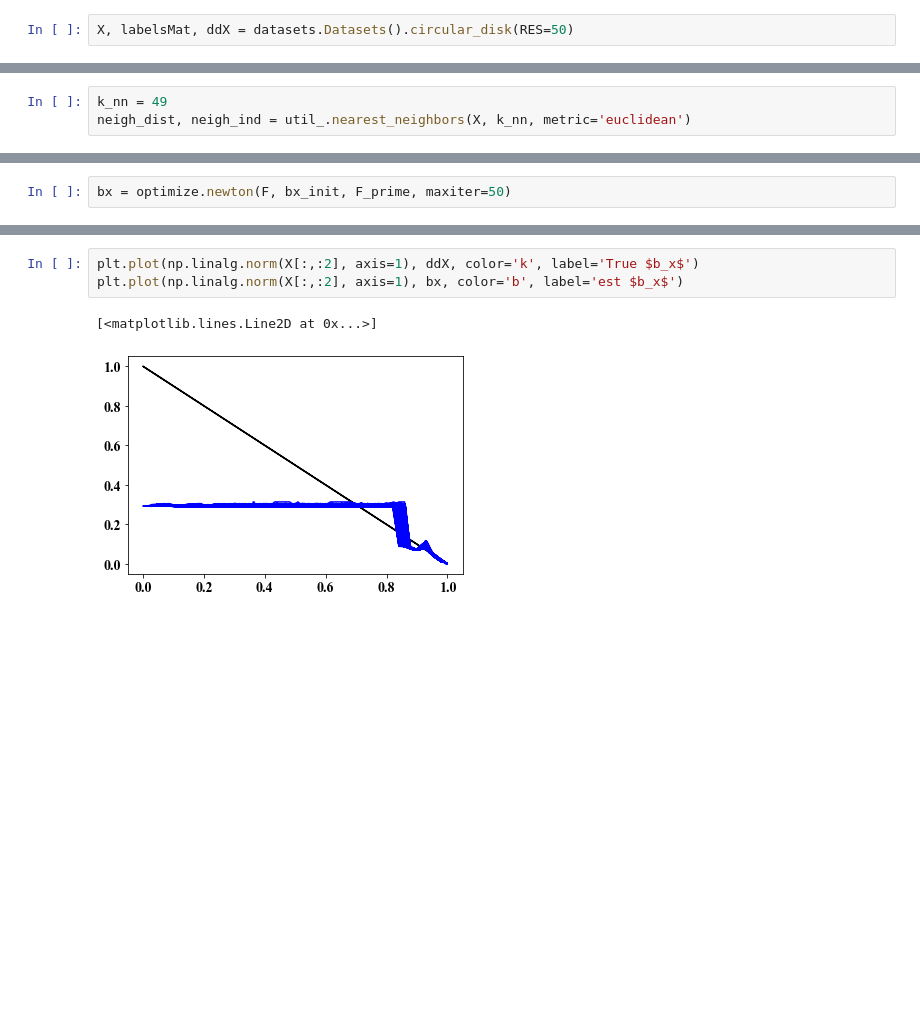
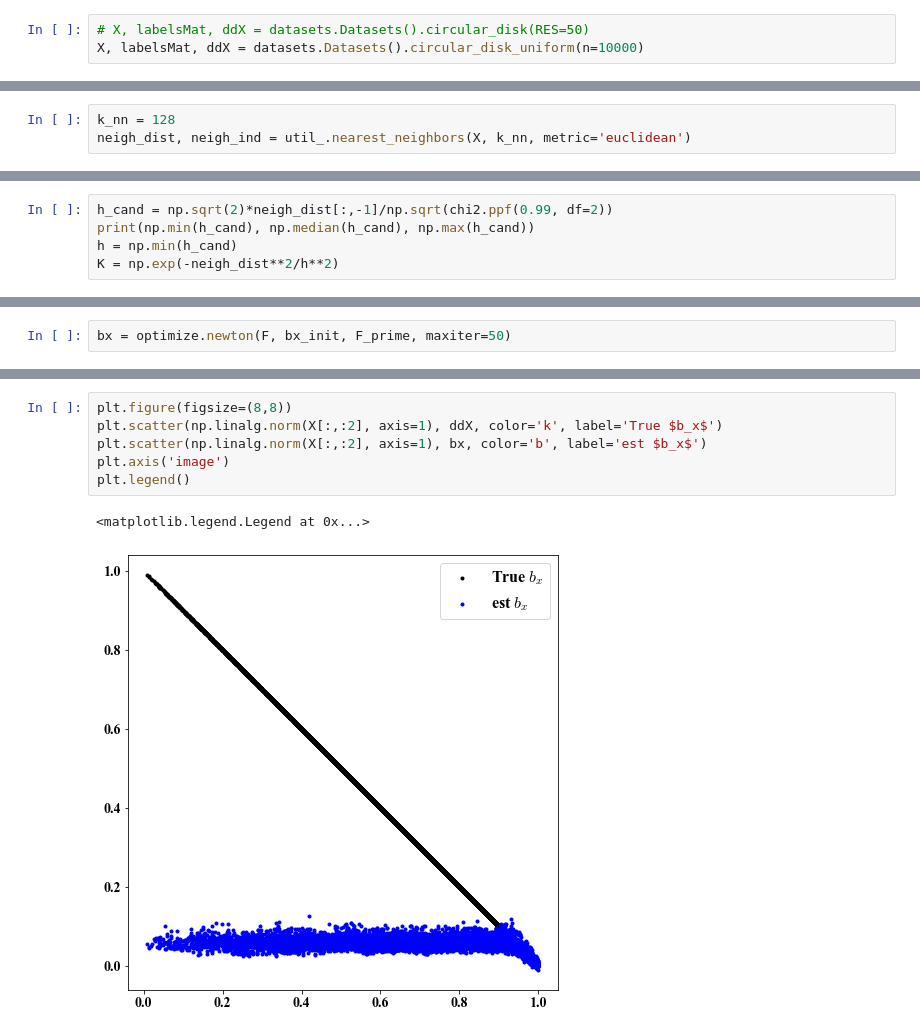
Before and after one commit to choltz95/density-estimation, a Jupyter notebook: circular_disk.ipynb, the cells around one changed output, grey strips where cells are left out. Cells and saved outputs as stored; diff of their text form; blank space fills up the shorter version.

```diff
--- a/circular_disk.ipynb
+++ b/circular_disk.ipynb
@@ -11,5 +12,6 @@ from matplotlib import pyplot as plt
 # %%
 vis = visualize_.Visualize()
 # %%
-X, labelsMat, ddX = datasets.Datasets().circular_disk(RES=50)
+# X, labelsMat, ddX = datasets.Datasets().circular_disk(RES=50)
+X, labelsMat, ddX = datasets.Datasets().circular_disk_uniform(n=10000)
 # %% [output]
@@ -21,3 +23,3 @@ vis.data(X, ddX)
 # %%
-k_nn = 49
+k_nn = 128
 neigh_dist, neigh_ind = util_.nearest_neighbors(X, k_nn, metric='euclidean')
@@ -26,0 +26,5 @@ K = np.exp(-neigh_dist**2/h**2)
+# %%
+h_cand = np.sqrt(2)*neigh_dist[:,-1]/np.sqrt(chi2.ppf(0.99, df=2))
+print(np.min(h_cand), np.median(h_cand), np.max(h_cand))
+h = np.min(h_cand)
+K = np.exp(-neigh_dist**2/h**2)
@@ -80,6 +104,9 @@ vis.data(X, bx, title='bx', colorbar=True)
 # %%
-plt.plot(np.linalg.norm(X[:,:2], axis=1), ddX, color='k', label='True $b_x$')
-plt.plot(np.linalg.norm(X[:,:2], axis=1), bx, color='b', label='est $b_x$')
+plt.figure(figsize=(8,8))
+plt.scatter(np.linalg.norm(X[:,:2], axis=1), ddX, color='k', label='True $b_x$')
+plt.scatter(np.linalg.norm(X[:,:2], axis=1), bx, color='b', label='est $b_x$')
+plt.axis('image')
+plt.legend()
 # %% [output]
-[<matplotlib.lines.Line2D at 0x...>]
+<matplotlib.legend.Legend at 0x...>
-[figure, old version]
+[figure, new version]
```
Also changed, not shown: parts of 13 cells of this notebook, 6 other files.
